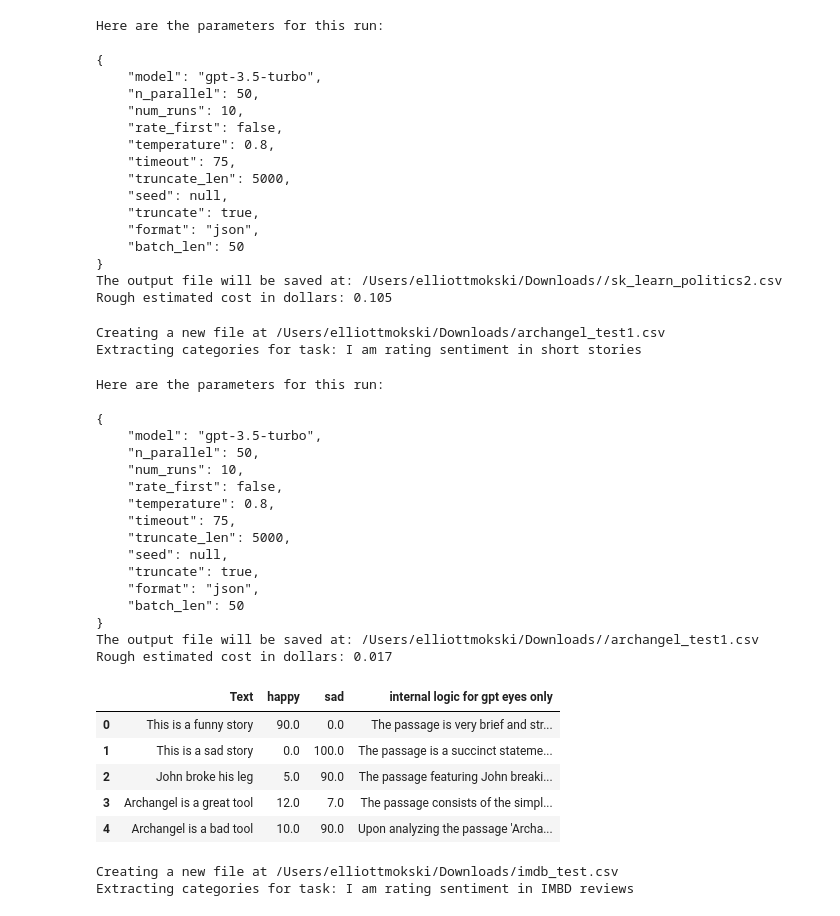
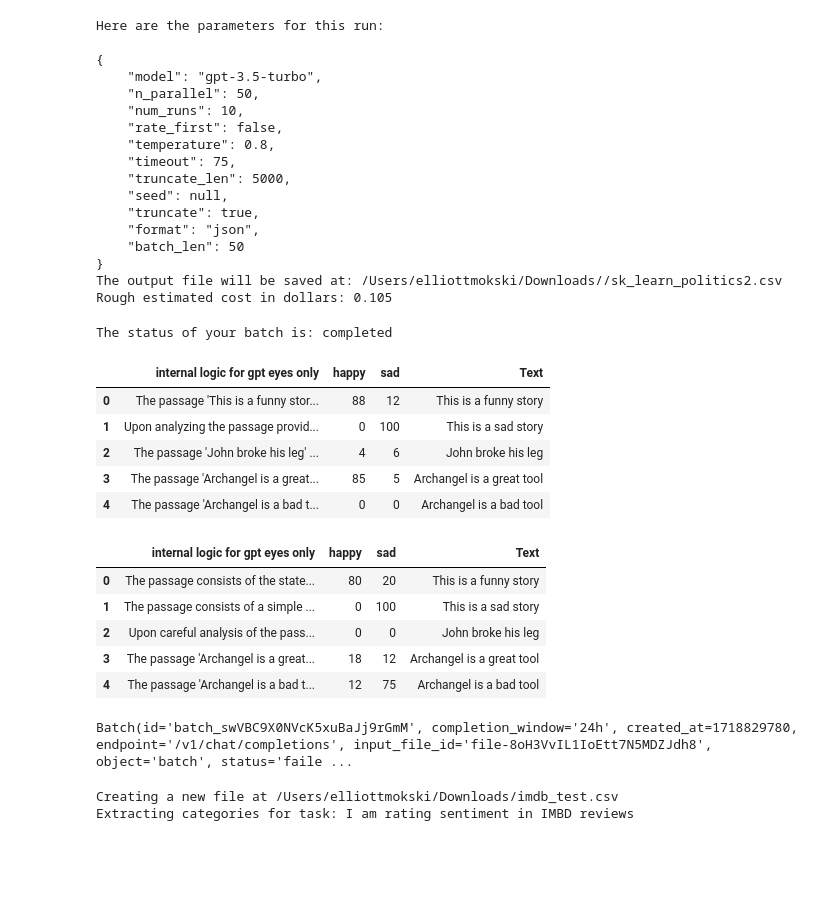
Before and after one commit to elliottmokski/GABRIEL-distribution, a Jupyter notebook: GABRIEL/library_test.ipynb, the cells around one changed output. Cells and saved outputs as stored; diff of their text form; code cells hidden in the pictures; blank space fills up the shorter version.

```diff
--- a/GABRIEL/library_test.ipynb
+++ b/GABRIEL/library_test.ipynb
@@ -50,34 +179,9 @@ Here are the parameters for this run:
 The output file will be saved at: /Users/elliottmokski/Downloads//sk_learn_politics2.csv
 Rough estimated cost in dollars: 0.105
 # %%
-archangel = Archangel(api_key = api_key)
-texts = ['This is a funny story' , "This is a sad story","John broke his leg",'Archangel is a great tool','Archangel is a bad tool']
-attribute_dict = {'happy':'happiness refers to joy and positivity','sad':'sad refers to sadness'}
-task_description = 'I am rating sentiment in short stories'
-archangel.rate_texts(texts, reset_files = True, task_description = task_description, attribute_dict= attribute_dict, save_folder = '/Users/elliottmokski/Downloads/', file_name = 'archangel_test1.csv')
+# from gabriel.archangel import Archangel
+# archangel = Archangel(api_key = '')
+# texts = ['This is a funny story' , "This is a sad story","John broke his leg",'Archangel is a great tool','Archangel is a bad tool']
+# attribute_dict = {'happy':'happiness refers to joy and positivity','sad':'sad refers to sadness'}
+# task_description = 'I am rating sentiment in short stories'
+# archangel.rate_texts(texts, reset_files = True, task_description = task_description, attribute_dict= attribute_dict, save_folder = '/Users/elliottmokski/Downloads/', file_name = 'short_story_test_v9.csv', use_batch = True)
-# %% [output]
-Creating a new file at /Users/elliottmokski/Downloads/archangel_test1.csv
-Extracting categories for task: I am rating sentiment in short stories
-Here are the parameters for this run:
-
-{
-    "model": "gpt-3.5-turbo",
-    "n_parallel": 50,
-    "num_runs": 10,
-    "rate_first": false,
-    "temperature": 0.8,
-    "timeout": 75,
-    "truncate_len": 5000,
-    "seed": null,
-    "truncate": true,
-    "format": "json",
-    "batch_len": 50
-}
-The output file will be saved at: /Users/elliottmokski/Downloads//archangel_test1.csv
-Rough estimated cost in dollars: 0.017
-|  | Text | happy | sad | internal logic for gpt eyes only |
-| 0 | This is a funny story | 90.0 | 0.0 | The passage is very brief and str... |
-| 1 | This is a sad story | 0.0 | 100.0 | The passage is a succinct stateme... |
-| 2 | John broke his leg | 5.0 | 90.0 | The passage featuring John breaki... |
-| 3 | Archangel is a great tool | 12.0 | 7.0 | The passage consists of the simpl... |
-| 4 | Archangel is a bad tool | 10.0 | 90.0 | Upon analyzing the passage 'Archa... |
@@ -83,0 +192,21 @@ Rough estimated cost in dollars: 0.017
+# %%
+from gabriel.openai_api_calls import BatchRunner
+BatchRunner('').retrieve_batch('/Users/elliottmokski/Downloads/short_story_test_v9.csv')
+# %% [output]
+The status of your batch is: completed
+|  | internal logic for gpt eyes only | happy | sad | Text |
+| 0 | The passage 'This is a funny stor... | 88 | 12 | This is a funny story |
+| 1 | Upon analyzing the passage provid... | 0 | 100 | This is a sad story |
+| 2 | The passage 'John broke his leg' ... | 4 | 6 | John broke his leg |
+| 3 | The passage 'Archangel is a great... | 85 | 5 | Archangel is a great tool |
+| 4 | The passage 'Archangel is a bad t... | 0 | 0 | Archangel is a bad tool |
+# %%
+import pandas as pd
+pd.read_csv('/Users/elliottmokski/Downloads/short_story_test_v5.csv')
+# %% [output]
+|  | internal logic for gpt eyes only | happy | sad | Text |
+| 0 | The passage consists of the state... | 80 | 20 | This is a funny story |
+| 1 | The passage consists of a simple ... | 0 | 100 | This is a sad story |
+| 2 | Upon careful analysis of the pass... | 0 | 0 | John broke his leg |
+| 3 | The passage 'Archangel is a great... | 18 | 12 | Archangel is a great tool |
+| 4 | The passage 'Archangel is a bad t... | 12 | 75 | Archangel is a bad tool |
@@ -83,0 +216,4 @@ Rough estimated cost in dollars: 0.017
+# %%
+client.batches.retrieve(test.loc['id','Value'])
+# %% [output]
+Batch(id='batch_swVBC9X0NVcK5xuBaJj9rGmM', completion_window='24h', created_at=1718829780, endpoint='/v1/chat/completions', input_file_id='file-8oH3VvIL1IoEtt7N5MDZJdh8', object='batch', status='faile ...
```
Also changed, not shown: parts of 19 cells of this notebook, 6 other files.
